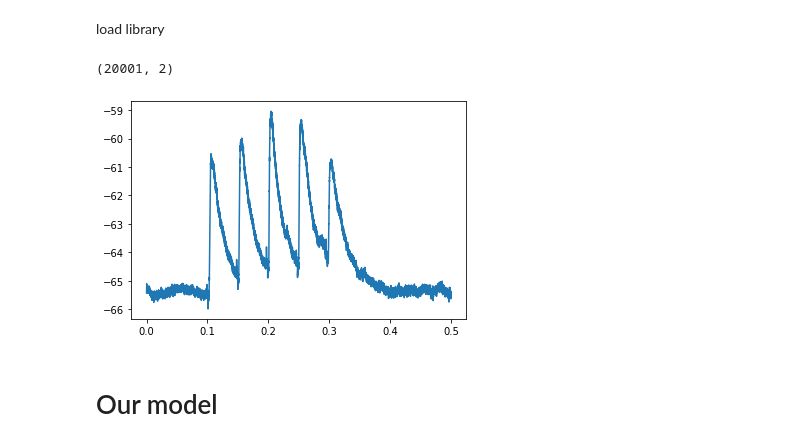
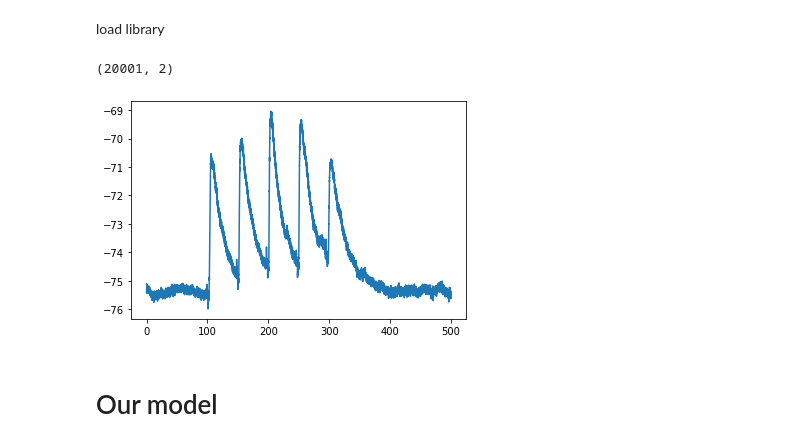
Before and after one commit to Kenzakadri/SU001_Presubiculum_Cell_Model, a Jupyter notebook: Exp2synapse.ipynb, the cells around one changed output. Drawn from its saved outputs; the diff is of its cells as text; code cells hidden in the pictures.

```diff
--- a/Exp2synapse.ipynb
+++ b/Exp2synapse.ipynb
@@ -22,13 +22,14 @@ import matplotlib.pyplot as plt
 image = np.load('data_downsampled_from_19513019.npy')
 # %%
 print(image.shape)
-x = image[:,0]
+x = image[:,0]*1000
 y = image[:,1]
+y = y-10
 plt.plot(x,y)
 plt.show()
 # %% [output]
 (20001, 2)
-[figure, old version]
+[figure, new version]
 # %% [markdown]
 # Our model
 # %%
```
Also changed, not shown: parts of 43 cells of this notebook.
